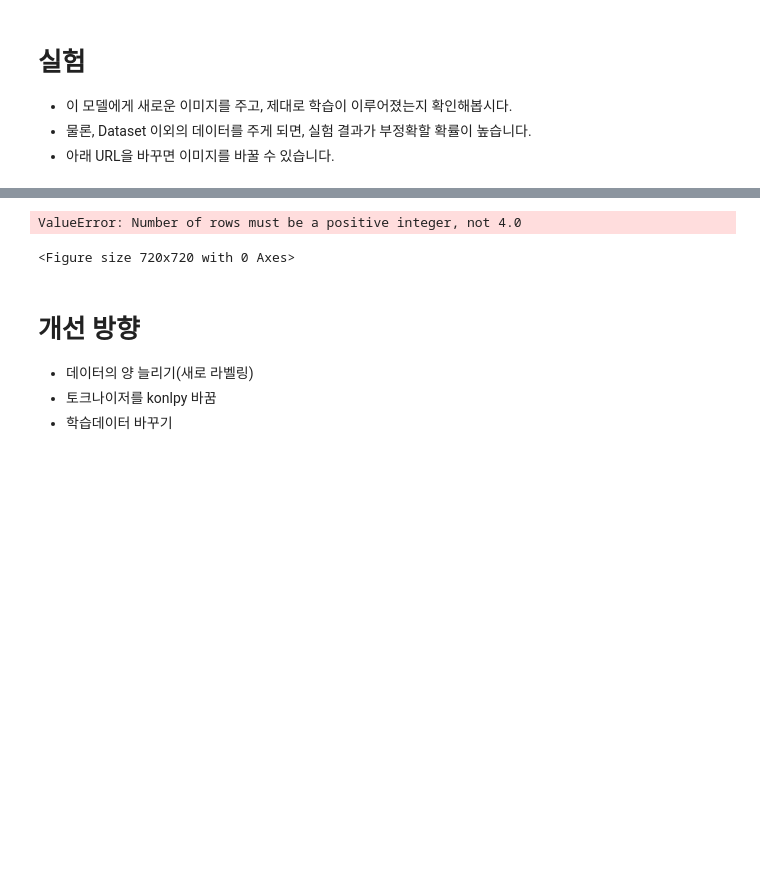
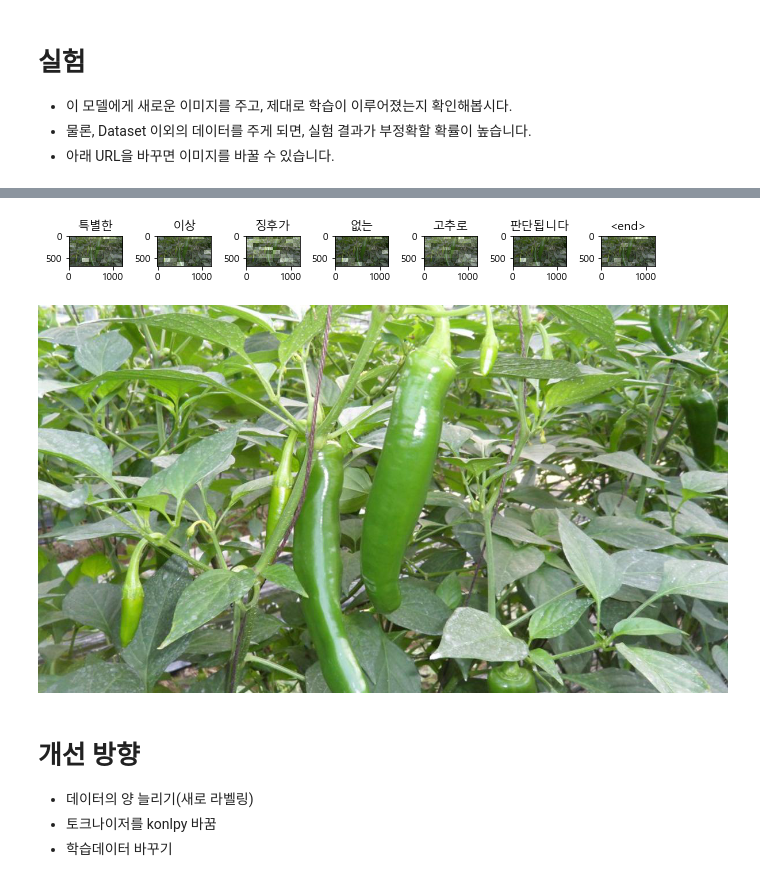
Before and after one commit to DI-LEE/crop-disease-diagnosis-service, a Jupyter notebook: image_captioning_ResNet_prototype.ipynb, the cells around one changed output, grey strips where cells are left out. Cells and saved outputs as stored; diff of their text form; code cells hidden in the pictures; blank space fills up the shorter version.

```diff
--- a/image_captioning_ResNet_prototype.ipynb
+++ b/image_captioning_ResNet_prototype.ipynb
@@ -685,8 +861,9 @@ def plot_attention(image, result, attention_plot):
     for i in range(len_result):
         temp_att = np.resize(attention_plot[i], (8, 8))
 
-        #grid_size = max(np.ceil(len_result/2), 2)
+        grid_size = max(np.ceil(len_result/2), 2)
         grid_size = max(np.ceil(len_result/4), 4)
+        grid_size = max(np.ceil(len_result/8), 8)
         ax = fig.add_subplot(grid_size, grid_size, i+1)
         ax.set_title(result[i])
         img = ax.imshow(temp_image)
@@ -699,12 +876,16 @@ def plot_attention(image, result, attention_plot):
 - 이 모델에게 새로운 이미지를 주고, 제대로 학습이 이루어졌는지 확인해봅시다.
 - 물론, Dataset 이외의 데이터를 주게 되면, 실험 결과가 부정확할 확률이 높습니다.
 - 아래 URL을 바꾸면 이미지를 바꿀 수 있습니다.
+# %%
+import warnings
+warnings.filterwarnings(action='default')
+plt.rc('font', family='Malgun Gothic')
 # %%
-image_url = 'https://mblogthumb-phinf.pstatic.net/20160326_90/secure2000_1458994420780pXbGw_JPEG/20160325_153422.jpg?type=w2'
+image_url = 'https://k-farmers.co.kr/wp-content/uploads/2021/09/blog_nong-up_222008836518_1.jpg'
 image_extension = image_url[-4:]
 # print(image_extension)
 image_path = tf.keras.utils.get_file('image'+image_extension, origin=image_url)
-print(image_path)
+# print(image_path)
 result, attention_plot = evaluate(image_path)
 print('Prediction Caption:', ' '.join(result))
 plot_attention(image_path, result, attention_plot)
@@ -716,5 +899,5 @@ Prediction Caption: 잎에 이슬과 같은 연한 흰색 곰팡이가 보이고
-ValueError: Number of rows must be a positive integer, not 4.0
-<Figure size 720x720 with 0 Axes>
+[figure, added]
+[figure, added]
 # %% [markdown]
 # 개선 방향
 * 데이터의 양 늘리기(새로 라벨링)
```
Also changed, not shown: parts of 18 cells of this notebook, 1 other file.
